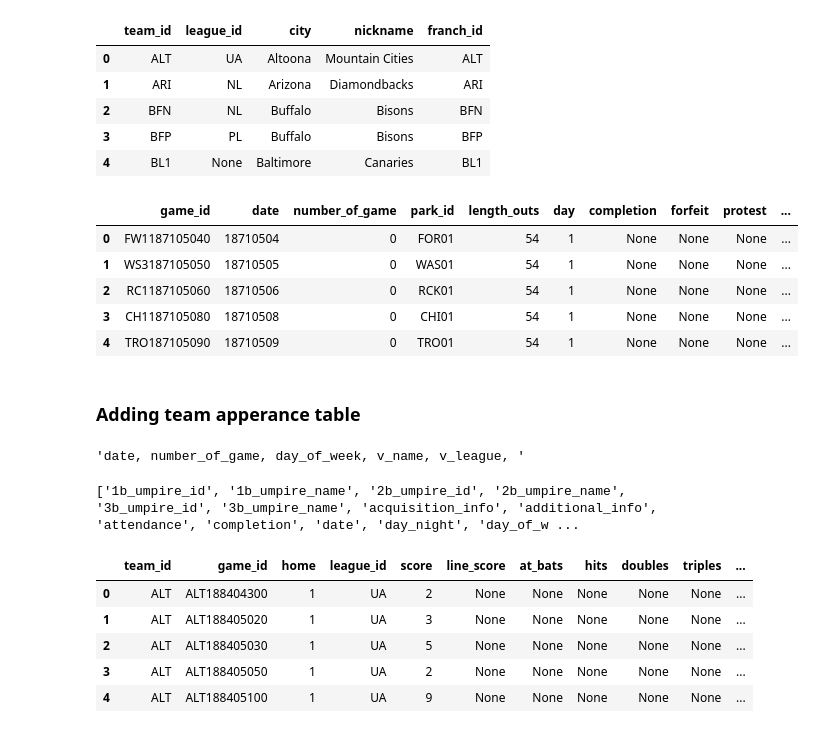
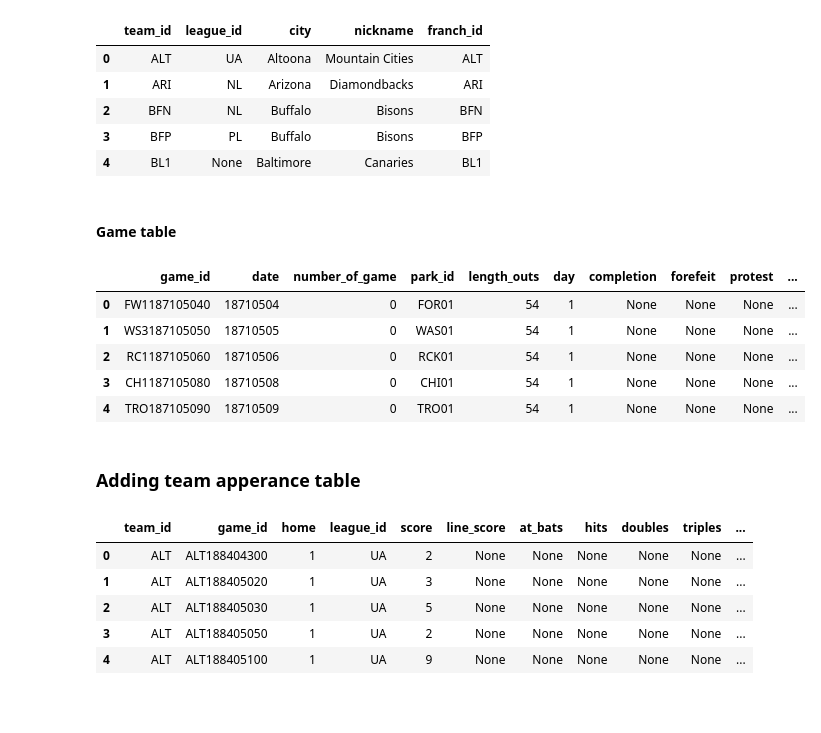
Before and after one commit to fcdiomede/Dataquest_Projects, a Jupyter notebook: Project_12/Database_Creation_GP.ipynb, the cells around one changed output. Drawn from its saved outputs; the diff is of its cells as text; code cells hidden in the pictures; blank space fills up the shorter version.

```diff
--- a/Project_12/Database_Creation_GP.ipynb
+++ b/Project_12/Database_Creation_GP.ipynb
@@ -451,15 +468,17 @@ run_query(display_team_table)
 | 2 | BFN | NL | Buffalo | Bisons | BFN |
 | 3 | BFP | PL | Buffalo | Bisons | BFP |
 | 4 | BL1 | None | Baltimore | Canaries | BL1 |
+# %% [markdown]
+#### Game table
 # %%
-create_game_table = """
+create_table = """
 CREATE TABLE IF NOT EXISTS game (
     game_id TEXT PRIMARY KEY,
     date TEXT,
     number_of_game INTEGER,
     park_id TEXT,
     length_outs INTEGER,
-    day BOOLEN,
+    day BOOLEAN,
     completion TEXT,
     forefeit TEXT,
     protest TEXT,
@@ -470,39 +489,39 @@ CREATE TABLE IF NOT EXISTS game (
     FOREIGN KEY (park_id) REFERENCES park(park_id)
 );
 """
-populate_game_table = """
+populate_table = """
 INSERT OR IGNORE INTO game
 SELECT
     game_id,
     date,
     number_of_game,
     park_id,
     length_outs,
     CASE
         WHEN day_night = "D" THEN 1
         WHEN day_night = "N" THEN 0
         ELSE NULL
         END
         AS day,
     completion,
     forefeit,
     protest,
     attendance,
     length_minutes,
     additional_info,
     acquisition_info
 FROM game_log;
 """
-run_command(create_game_table)
-run_command(populate_game_table)
+run_command(create_table)
+run_command(populate_table)
 
-display_game_table = """
+display_table = """
 SELECT * FROM game
 LIMIT 5;
 """
-run_query(display_game_table)
+run_query(display_table)
 # %% [output]
-|  | game_id | date | number_of_game | park_id | length_outs | day | completion | forfeit | protest | ... |
+|  | game_id | date | number_of_game | park_id | length_outs | day | completion | forefeit | protest | ... |
 | 0 | FW1187105040 | 18710504 | 0 | FOR01 | 54 | 1 | None | None | None | ... |
 | 1 | WS3187105050 | 18710505 | 0 | WAS01 | 54 | 1 | None | None | None | ... |
 | 2 | RC1187105060 | 18710506 | 0 | RCK01 | 54 | 1 | None | None | None | ... |
@@ -521,12 +532,3 @@ def column_to_string(cols):
-# %%
-column_to_string(columns[:5])
-# %% [output]
-'date, number_of_game, day_of_week, v_name, v_league, '
-# %%
-sorted_columns = sorted(columns)
-print(sorted_columns)
-# %% [output]
-['1b_umpire_id', '1b_umpire_name', '2b_umpire_id', '2b_umpire_name', '3b_umpire_id', '3b_umpire_name', 'acquisition_info', 'additional_info', 'attendance', 'completion', 'date', 'day_night', 'day_of_w ...
 # %%
 create_table = """
 CREATE TABLE IF NOT EXISTS team_appearance (
```
Also changed, not shown: parts of 19 cells of this notebook.
